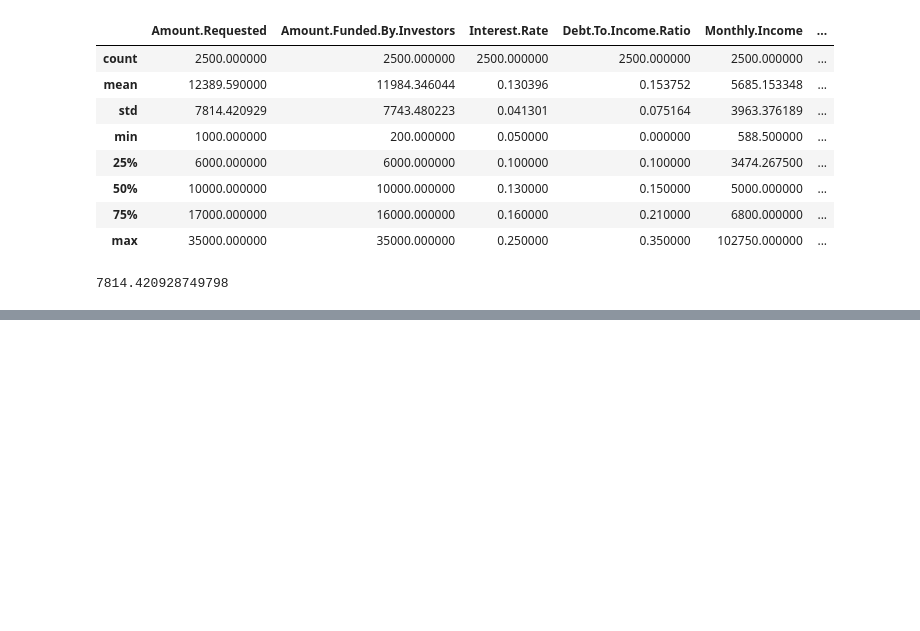
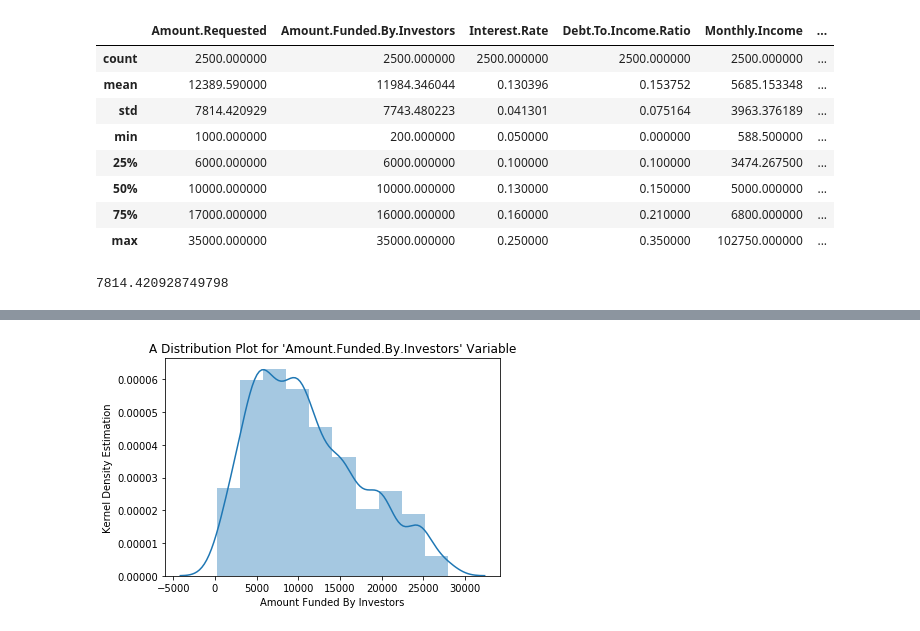
Before and after one commit to tarundutta/MathematicsForAdvanceDeepLearning, a Jupyter notebook: Basic Statistics.ipynb, the cells around one changed output, grey strips where cells are left out. Drawn from its saved outputs; the diff is of its cells as text; code cells hidden in the pictures; blank space fills up the shorter version.

```diff
--- a/Basic Statistics.ipynb
+++ b/Basic Statistics.ipynb
@@ -32,0 +36,13 @@ plt.show()
+# %%
+#plot the distribution
+import matplotlib.pyplot as plt
+import seaborn as sns
+#more than 28000 for Amount.Funded.By.Investors is outlier
+df_test = df[df['Amount.Funded.By.Investors']<=28000]
+sns.distplot(df_test['Amount.Funded.By.Investors'], kde= True, bins =10)
+plt.xlabel('Amount Funded By Investors')
+plt.ylabel('Kernel Density Estimation')
+plt.title('''A Distribution Plot for 'Amount.Funded.By.Investors' Variable''' )
+plt.show()
+# %% [output]
+[figure, added]
```
Also changed, not shown: parts of 8 cells of this notebook, 1 other file.
